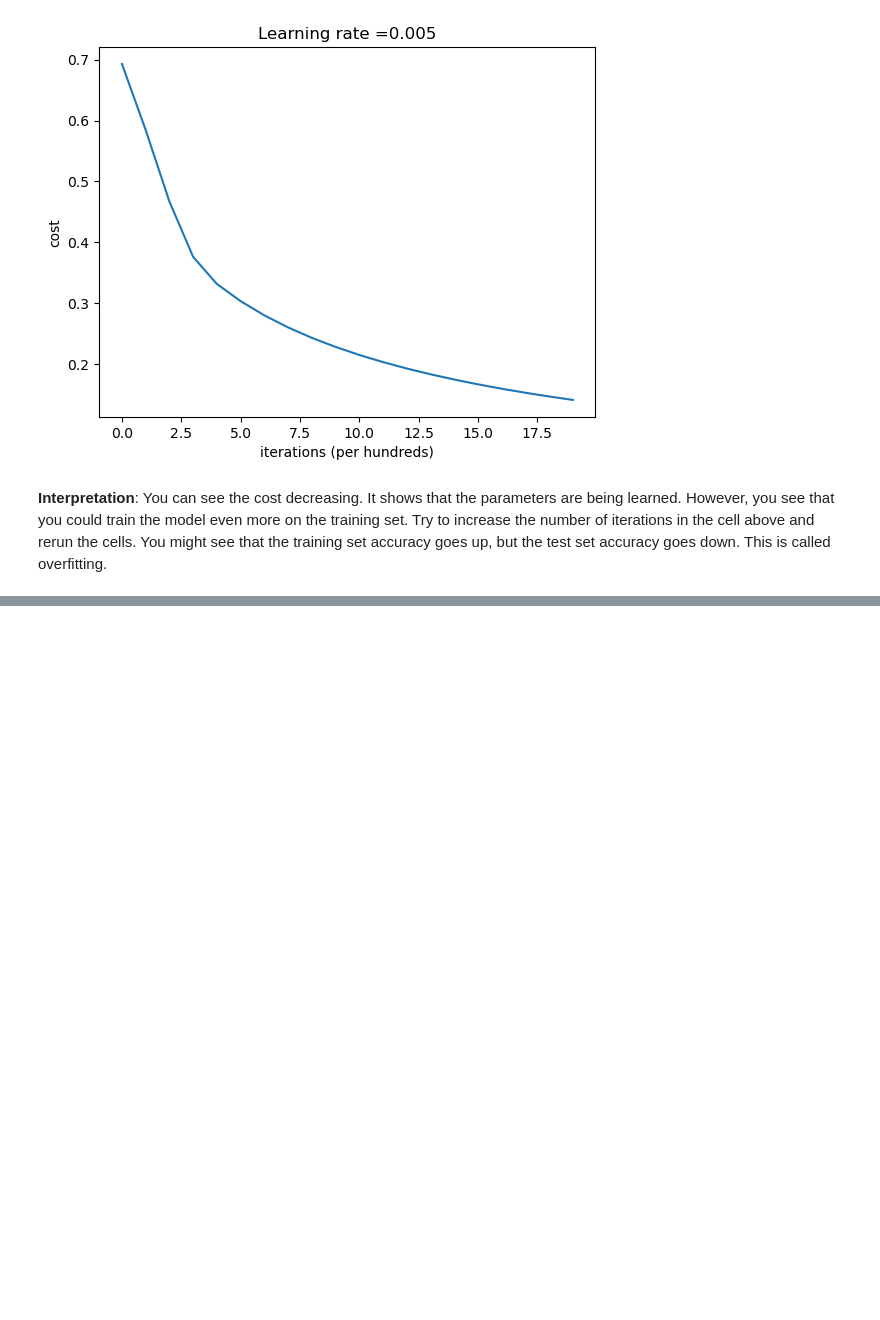
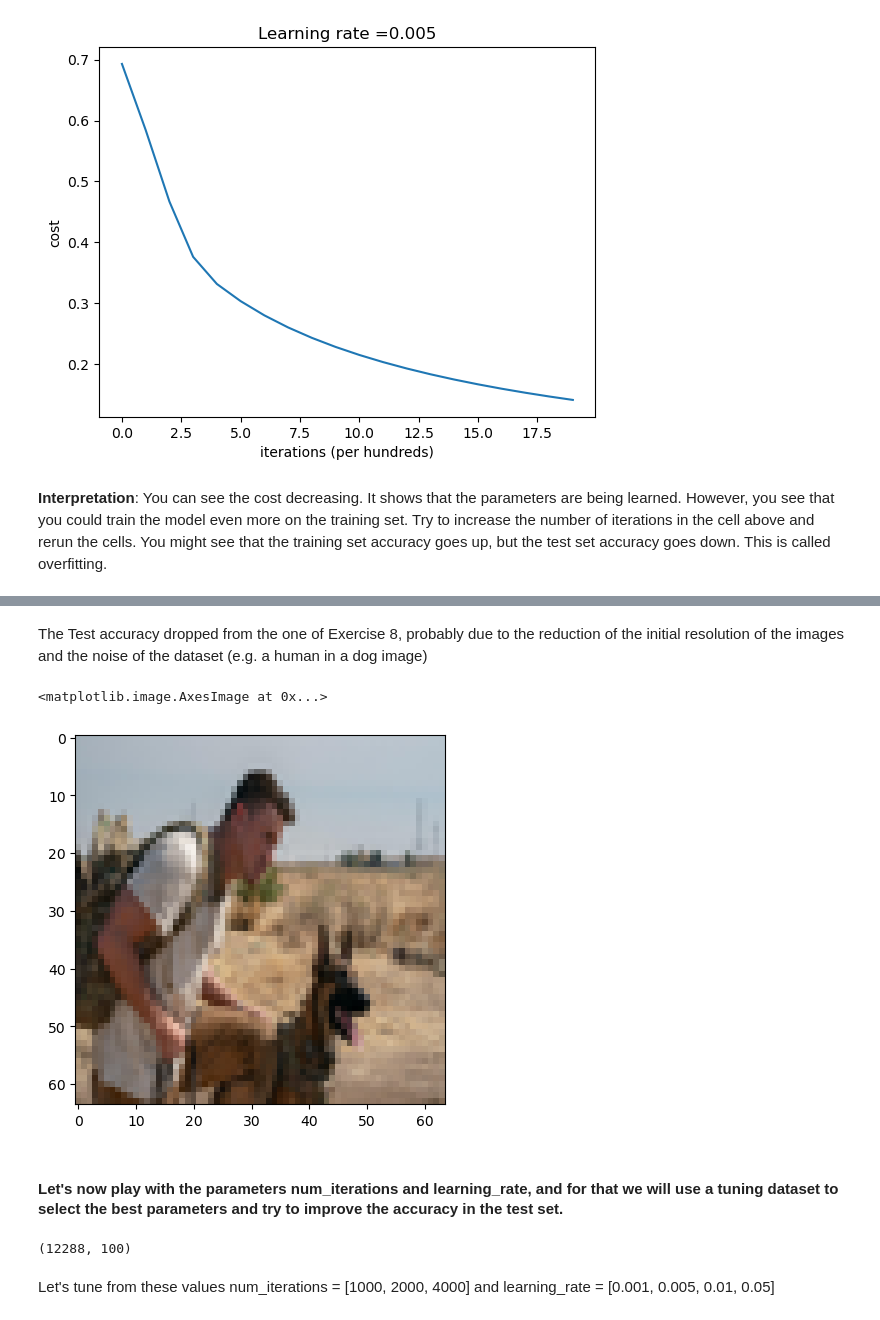
Before and after one commit to LosPadrinosMemens/Assignment2-LogisticRegression, a Jupyter notebook: A2_Logistic_Regression_with_a_Neural_Network.ipynb, the cells around one changed output, grey strips where cells are left out. Drawn from its saved outputs; the diff is of its cells as text; code cells hidden in the pictures; blank space fills up the shorter version.

Commit message:
Additional exercise finished

```diff
--- a/A2_Logistic_Regression_with_a_Neural_Network.ipynb
+++ b/A2_Logistic_Regression_with_a_Neural_Network.ipynb
@@ -692,0 +777,26 @@ You can see the cost decreasing. It shows that the parameters are being learned.
+# %% [markdown]
+The Test accuracy dropped from the one of Exercise 8, probably due to the reduction of the initial resolution of the images and the noise of the dataset (e.g. a human in a dog image)
+# %%
+plt.imshow(dog_images[1])
+# %% [output]
+<matplotlib.image.AxesImage at 0x...>
+[figure, added]
+# %% [markdown]
+#### Let's now play with the parameters num_iterations and learning_rate, and for that we will use a tuning dataset to select the best parameters and try to improve the accuracy in the test set.
+# %%
+tuning_cat_images = process_images("datasets/train/cats",image_range=(101,200))
+tuning_dog_images = process_images("datasets/train/dogs",image_range=(101,200))
+
+cat_tuning_X_flatten = tuning_cat_images.reshape(tuning_cat_images.shape[0],-1).T
+cat_tuning_X = cat_tuning_X_flatten /255
+m_cat_tuning = cat_tuning_X.shape[1]
+cat_tuning_Y = np.ones((1, m_cat_tuning))
+
+dog_tuning_X_flatten = tuning_dog_images.reshape(tuning_dog_images.shape[0],-1).T
+dog_tuning_X = dog_tuning_X_flatten /255
+m_dog_tuning = dog_tuning_X.shape[1]
+dog_tuning_Y = np.zeros((1, m_dog_tuning))
+
+cat_tuning_X.shape
+# %% [output]
+(12288, 100)
@@ -692,0 +811,2 @@ You can see the cost decreasing. It shows that the parameters are being learned.
+# %% [markdown]
+Let's tune from these values num_iterations = [1000, 2000, 4000] and learning_rate = [0.001, 0.005, 0.01, 0.05]
```
Also changed, not shown: parts of 24 cells of this notebook.
